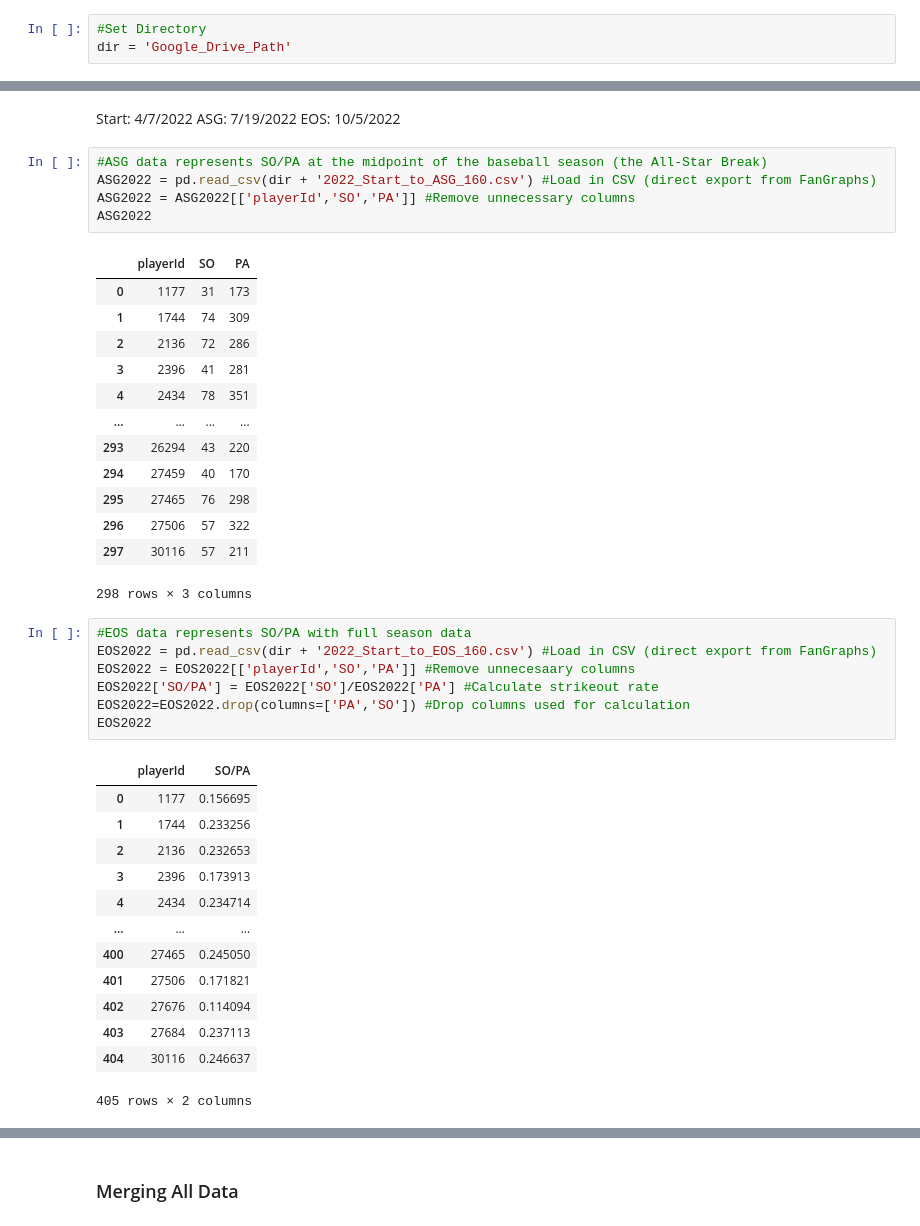
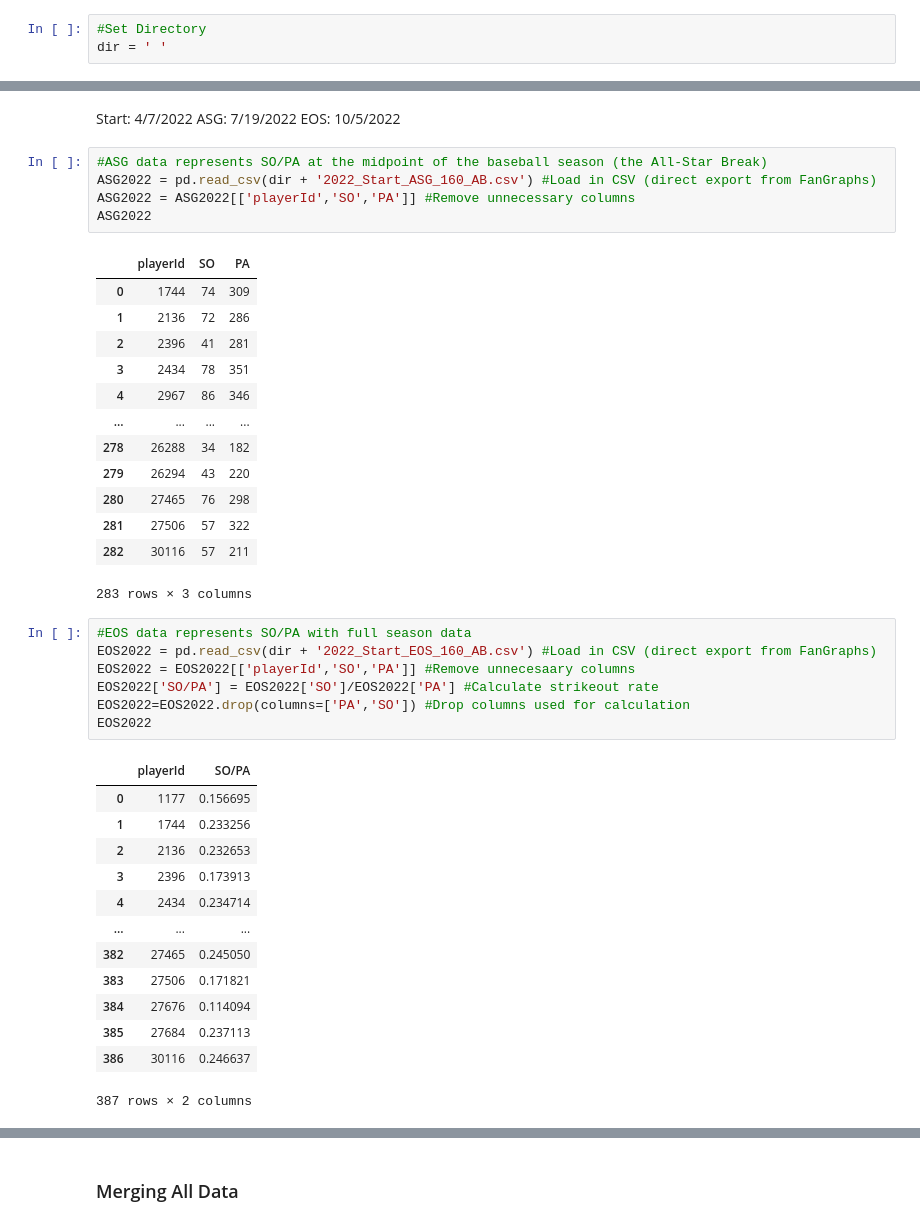
Before and after one commit to Alee-M/Taking_a_Swing_at_Probability_Neural_Networks_Comparison, a Jupyter notebook: BNN_Ensemble_Comparison_Data_Cleaning_Final.ipynb, the cells around one changed output, grey strips where cells are left out. Cells and saved outputs as stored; diff of their text form.

```diff
--- a/BNN_Ensemble_Comparison_Data_Cleaning_Final.ipynb
+++ b/BNN_Ensemble_Comparison_Data_Cleaning_Final.ipynb
@@ -16,7 +16,7 @@ from sklearn.preprocessing import MinMaxScaler
 from sklearn.model_selection import train_test_split
 # %%
 #Set Directory
-dir = 'Google_Drive_Path'
+dir = ' '
 # %% [markdown]
 ###2017 Data
 # %% [markdown]
@@ -287,26 +287,26 @@ ASG: 7/19/2022
 EOS: 10/5/2022
 # %%
 #ASG data represents SO/PA at the midpoint of the baseball season (the All-Star Break)
-ASG2022 = pd.read_csv(dir + '2022_Start_to_ASG_160.csv') #Load in CSV (direct export from FanGraphs)
+ASG2022 = pd.read_csv(dir + '2022_Start_ASG_160_AB.csv') #Load in CSV (direct export from FanGraphs)
 ASG2022 = ASG2022[['playerId','SO','PA']] #Remove unnecessary columns
 ASG2022
 # %% [output]
 |  | playerId | SO | PA |
-| 0 | 1177 | 31 | 173 |
-| 1 | 1744 | 74 | 309 |
-| 2 | 2136 | 72 | 286 |
-| 3 | 2396 | 41 | 281 |
-| 4 | 2434 | 78 | 351 |
+| 0 | 1744 | 74 | 309 |
+| 1 | 2136 | 72 | 286 |
+| 2 | 2396 | 41 | 281 |
+| 3 | 2434 | 78 | 351 |
+| 4 | 2967 | 86 | 346 |
 | ... | ... | ... | ... |
-| 293 | 26294 | 43 | 220 |
-| 294 | 27459 | 40 | 170 |
-| 295 | 27465 | 76 | 298 |
-| 296 | 27506 | 57 | 322 |
-| 297 | 30116 | 57 | 211 |
+| 278 | 26288 | 34 | 182 |
+| 279 | 26294 | 43 | 220 |
+| 280 | 27465 | 76 | 298 |
+| 281 | 27506 | 57 | 322 |
+| 282 | 30116 | 57 | 211 |
-298 rows × 3 columns
+283 rows × 3 columns
 # %%
 #EOS data represents SO/PA with full season data
-EOS2022 = pd.read_csv(dir + '2022_Start_to_EOS_160.csv') #Load in CSV (direct export from FanGraphs)
+EOS2022 = pd.read_csv(dir + '2022_Start_EOS_160_AB.csv') #Load in CSV (direct export from FanGraphs)
 EOS2022 = EOS2022[['playerId','SO','PA']] #Remove unnecesaary columns
 EOS2022['SO/PA'] = EOS2022['SO']/EOS2022['PA'] #Calculate strikeout rate
 EOS2022=EOS2022.drop(columns=['PA','SO']) #Drop columns used for calculation
@@ -319,12 +319,12 @@ EOS2022
 | 3 | 2396 | 0.173913 |
 | 4 | 2434 | 0.234714 |
 | ... | ... | ... |
-| 400 | 27465 | 0.245050 |
-| 401 | 27506 | 0.171821 |
-| 402 | 27676 | 0.114094 |
-| 403 | 27684 | 0.237113 |
-| 404 | 30116 | 0.246637 |
+| 382 | 27465 | 0.245050 |
+| 383 | 27506 | 0.171821 |
+| 384 | 27676 | 0.114094 |
+| 385 | 27684 | 0.237113 |
+| 386 | 30116 | 0.246637 |
-405 rows × 2 columns
+387 rows × 2 columns
 # %%
 #Create merged data for 2022
 data2022 = pd.merge(ASG2022, EOS2022, on=['playerId'], how='inner') #Merge data at All-Star_Break with data at End of Season, inner join -> only players in both datasets
```
Also changed, not shown: parts of 18 cells of this notebook.
